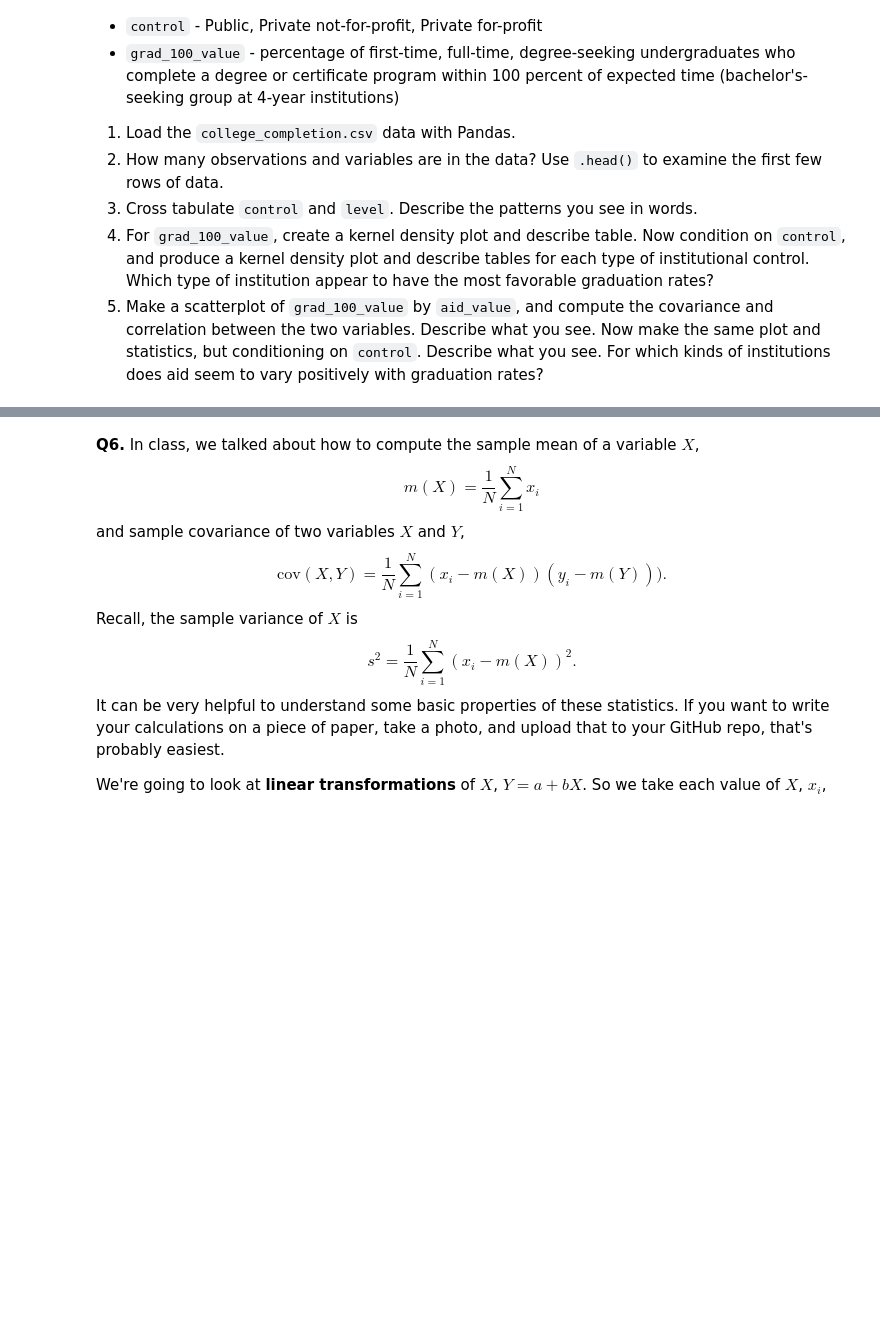
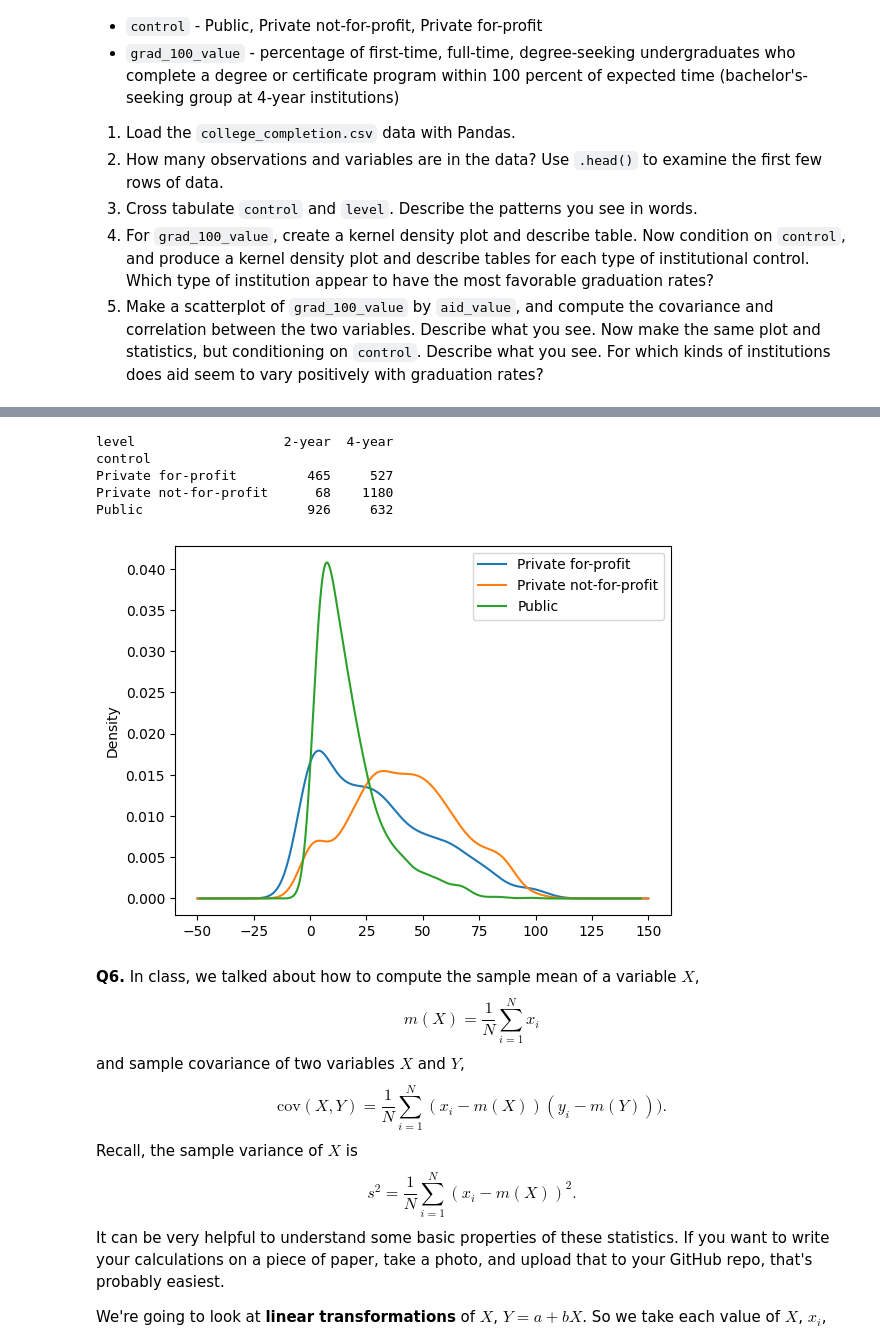
Before and after one commit to RexW999/undergrad_ml_assignments, a Jupyter notebook: 01_assignment_wrangling_and_eda.ipynb, the cells around one changed output, grey strips where cells are left out. Drawn from its saved outputs; the diff is of its cells as text; code cells hidden in the pictures; blank space fills up the shorter version.

```diff
--- a/01_assignment_wrangling_and_eda.ipynb
+++ b/01_assignment_wrangling_and_eda.ipynb
@@ -421,3 +421,6 @@ We'll use the `college_completion.csv` dataset from the US Department of Educati
 3. Cross tabulate `control` and `level`. Describe the patterns you see in words.
 4. For `grad_100_value`, create a kernel density plot and describe table. Now condition on `control`, and produce a kernel density plot and describe tables for each type of institutional control. Which type of institution appear to have the most favorable graduation rates?
 5. Make a scatterplot of `grad_100_value` by `aid_value`, and compute the covariance and correlation between the two variables. Describe what you see. Now make the same plot and statistics, but conditioning on `control`. Describe what you see. For which kinds of institutions does aid seem to vary positively with graduation rates?
+# %%
+df_college = pd.read_csv("data/college_completion.csv", encoding= "latin1")
+df_college
@@ -424,3 +441,19 @@ We'll use the `college_completion.csv` dataset from the US Department of Educati
+# %%
+
+cross_tab = pd.crosstab(df_college['control'], df_college['level'])
+print(cross_tab)
+# %% [output]
+level                   2-year  4-year
+control
+Private for-profit         465     527
+Private not-for-profit      68    1180
+Public                     926     632
+# %%
+kernel_density = df_college['grad_100_value'].groupby(df_college['control']).plot(kind='kde')
+plt.legend()
+plt.show()
+# %% [output]
+[figure, added]
 # %% [markdown]
 **Q6.** In class, we talked about how to compute the sample mean of a variable $X$,
 $$
```
Also changed, not shown: parts of 1 cell of this notebook.
